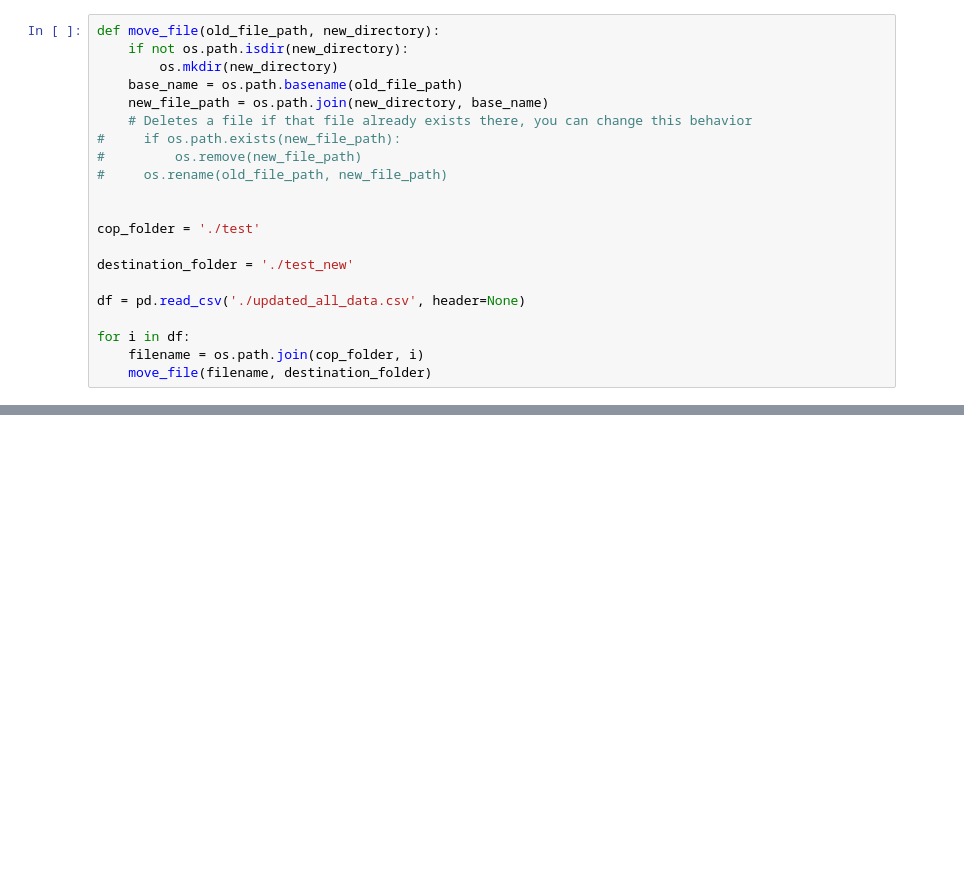
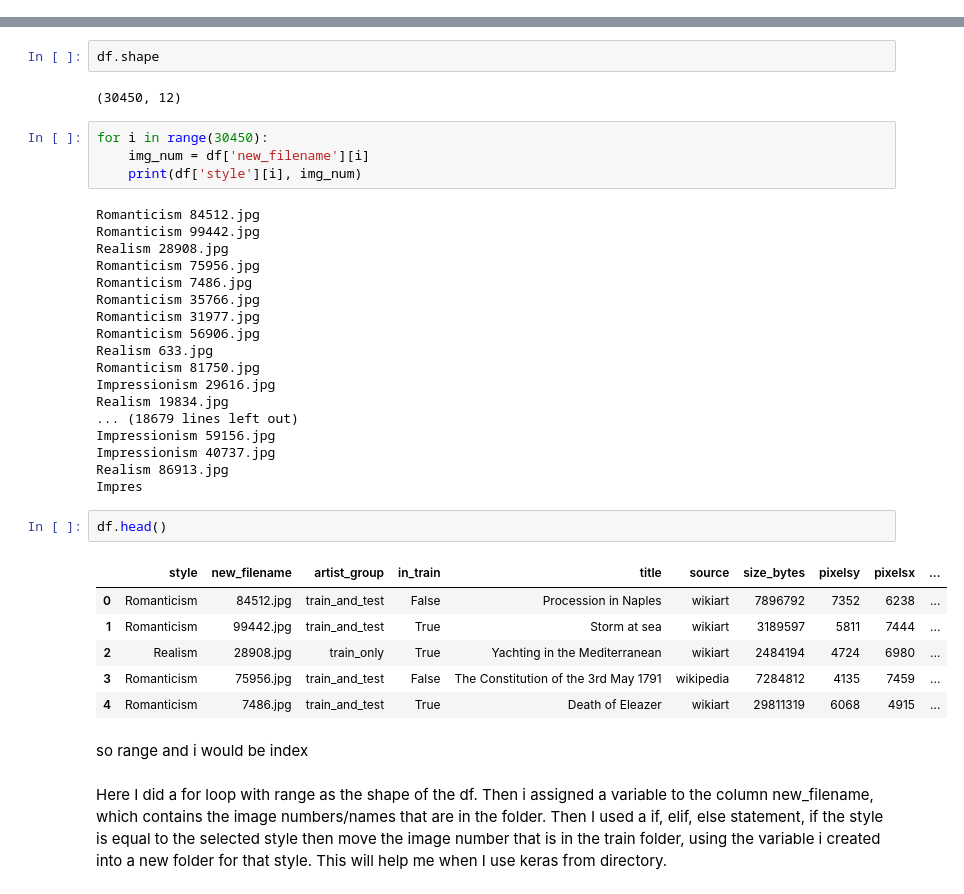
Before and after one commit to anapetron/Capstone_GA, a Jupyter notebook: 2_Creating_New_folders.ipynb, the cells around one changed output, grey strips where cells are left out. Drawn from its saved outputs; the diff is of its cells as text; blank space fills up the shorter version.

```diff
--- a/2_Creating_New_folders.ipynb
+++ b/2_Creating_New_folders.ipynb
@@ -14,21 +30,0 @@ use updated df to create some sort of list, and try to iterate through the list,
-# %%
-def move_file(old_file_path, new_directory):
-    if not os.path.isdir(new_directory):
-        os.mkdir(new_directory)
-    base_name = os.path.basename(old_file_path)
-    new_file_path = os.path.join(new_directory, base_name)
-    # Deletes a file if that file already exists there, you can change this behavior
-#     if os.path.exists(new_file_path):
-#         os.remove(new_file_path)
-#     os.rename(old_file_path, new_file_path)
-
-
-cop_folder = './test'
-
-destination_folder = './test_new'
-
-df = pd.read_csv('./updated_all_data.csv', header=None)
-
-for i in df:
-    filename = os.path.join(cop_folder, i)
-    move_file(filename, destination_folder)
@@ -36,0 +54,39 @@ TypeError: join() argument must be str or bytes, not 'int'
+# %%
+df.shape
+# %% [output]
+(30450, 12)
+# %%
+for i in range(30450):
+    img_num = df['new_filename'][i]
+    print(df['style'][i], img_num)
+# %% [output]
+Romanticism 84512.jpg
+Romanticism 99442.jpg
+Realism 28908.jpg
+Romanticism 75956.jpg
+Romanticism 7486.jpg
+Romanticism 35766.jpg
+Romanticism 31977.jpg
+Romanticism 56906.jpg
+Realism 633.jpg
+Romanticism 81750.jpg
+Impressionism 29616.jpg
+Realism 19834.jpg
+... (18679 lines left out)
+Impressionism 59156.jpg
+Impressionism 40737.jpg
+Realism 86913.jpg
+Impres
+# %%
+df.head()
+# %% [output]
+|  | style | new_filename | artist_group | in_train | title | source | size_bytes | pixelsy | pixelsx | ... |
+| 0 | Romanticism | 84512.jpg | train_and_test | False | Procession in Naples | wikiart | 7896792 | 7352 | 6238 | ... |
+| 1 | Romanticism | 99442.jpg | train_and_test | True | Storm at sea | wikiart | 3189597 | 5811 | 7444 | ... |
+| 2 | Realism | 28908.jpg | train_only | True | Yachting in the Mediterranean | wikiart | 2484194 | 4724 | 6980 | ... |
+| 3 | Romanticism | 75956.jpg | train_and_test | False | The Constitution of the 3rd May 1791 | wikipedia | 7284812 | 4135 | 7459 | ... |
+| 4 | Romanticism | 7486.jpg | train_and_test | True | Death of Eleazer | wikiart | 29811319 | 6068 | 4915 | ... |
+# %% [markdown]
+so range and i would be index
+# %% [markdown]
+Here I did a for loop with range as the shape of the df. Then i assigned a variable to the column new_filename, which contains the image numbers/names that are in the folder. Then I used a if, elif, else statement, if the style is equal to the selected style then move the image number that is in the train folder, using the variable i created into a new folder for that style. This will help me when I use keras from directory.
```
Also changed, not shown: parts of 9 cells of this notebook, 5 other files.
